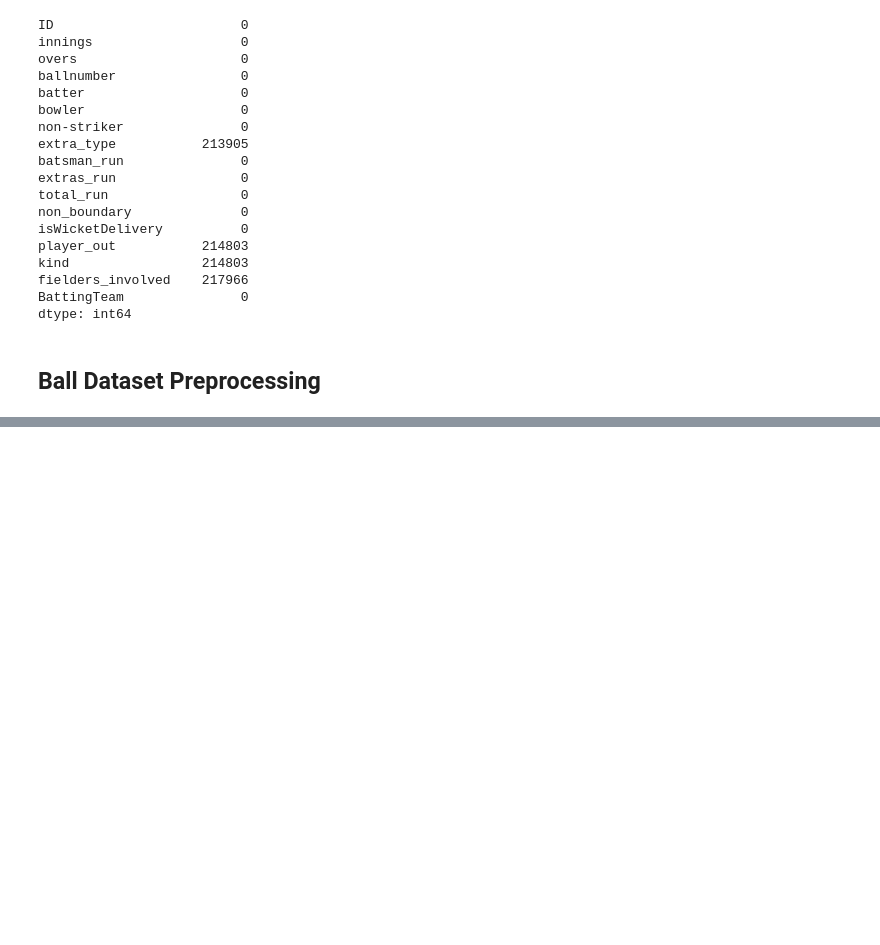
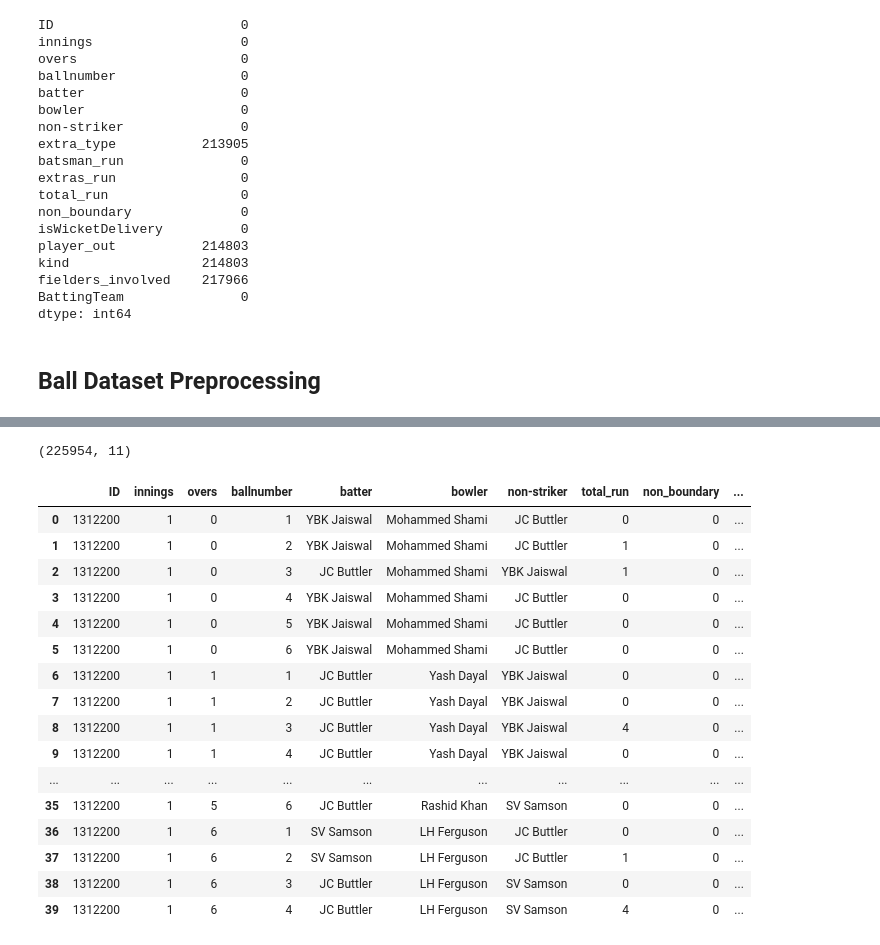
Before and after one commit to pyparul/ML_IPL_Score_Prediction, a Jupyter notebook: mymodelfile.ipynb, the cells around one changed output, grey strips where cells are left out. Cells and saved outputs as stored; diff of their text form; code cells hidden in the pictures; blank space fills up the shorter version.

```diff
--- a/mymodelfile.ipynb
+++ b/mymodelfile.ipynb
@@ -70,0 +64,3 @@ dtype: int64
+# %%
+data_ball = pd.read_csv('training_dataset/DataSet/IPL_Ball_by_Ball_2008_2022.csv')
+data_ball.head(5)
@@ -70,0 +104,2 @@ dtype: int64
+# %%
+data_ball = data_ball.drop(['extra_type', 'kind', 'fielders_involved', 'batsman_run', 'extras_run', 'isWicketDelivery'], axis = 1)
@@ -70,0 +121,26 @@ dtype: int64
+# %%
+data_ball['player_out'] = data_ball['player_out'].replace([np.nan], ['Not out'])
+# %%
+data_ball.shape
+# %% [output]
+(225954, 11)
+# %%
+data_ball.head(40)
+# %% [output]
+|  | ID | innings | overs | ballnumber | batter | bowler | non-striker | total_run | non_boundary | ... |
+| 0 | 1312200 | 1 | 0 | 1 | YBK Jaiswal | Mohammed Shami | JC Buttler | 0 | 0 | ... |
+| 1 | 1312200 | 1 | 0 | 2 | YBK Jaiswal | Mohammed Shami | JC Buttler | 1 | 0 | ... |
+| 2 | 1312200 | 1 | 0 | 3 | JC Buttler | Mohammed Shami | YBK Jaiswal | 1 | 0 | ... |
+| 3 | 1312200 | 1 | 0 | 4 | YBK Jaiswal | Mohammed Shami | JC Buttler | 0 | 0 | ... |
+| 4 | 1312200 | 1 | 0 | 5 | YBK Jaiswal | Mohammed Shami | JC Buttler | 0 | 0 | ... |
+| 5 | 1312200 | 1 | 0 | 6 | YBK Jaiswal | Mohammed Shami | JC Buttler | 0 | 0 | ... |
+| 6 | 1312200 | 1 | 1 | 1 | JC Buttler | Yash Dayal | YBK Jaiswal | 0 | 0 | ... |
+| 7 | 1312200 | 1 | 1 | 2 | JC Buttler | Yash Dayal | YBK Jaiswal | 0 | 0 | ... |
+| 8 | 1312200 | 1 | 1 | 3 | JC Buttler | Yash Dayal | YBK Jaiswal | 4 | 0 | ... |
+| 9 | 1312200 | 1 | 1 | 4 | JC Buttler | Yash Dayal | YBK Jaiswal | 0 | 0 | ... |
+| ... | ... | ... | ... | ... | ... | ... | ... | ... | ... | ... |
+| 35 | 1312200 | 1 | 5 | 6 | JC Buttler | Rashid Khan | SV Samson | 0 | 0 | ... |
+| 36 | 1312200 | 1 | 6 | 1 | SV Samson | LH Ferguson | JC Buttler | 0 | 0 | ... |
+| 37 | 1312200 | 1 | 6 | 2 | SV Samson | LH Ferguson | JC Buttler | 1 | 0 | ... |
+| 38 | 1312200 | 1 | 6 | 3 | JC Buttler | LH Ferguson | SV Samson | 0 | 0 | ... |
+| 39 | 1312200 | 1 | 6 | 4 | JC Buttler | LH Ferguson | SV Samson | 4 | 0 | ... |
```
Also changed, not shown: parts of 13 cells of this notebook.
